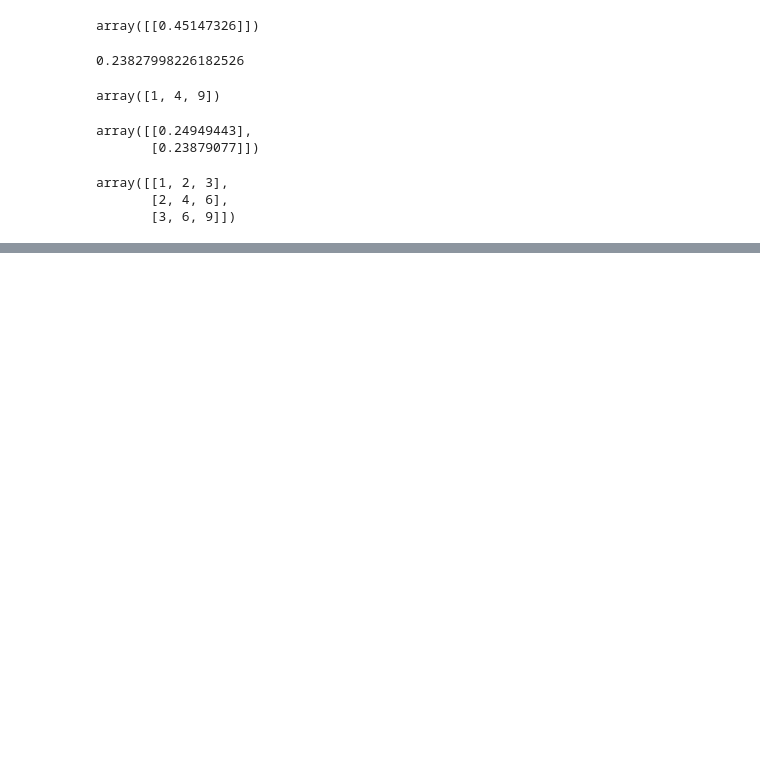
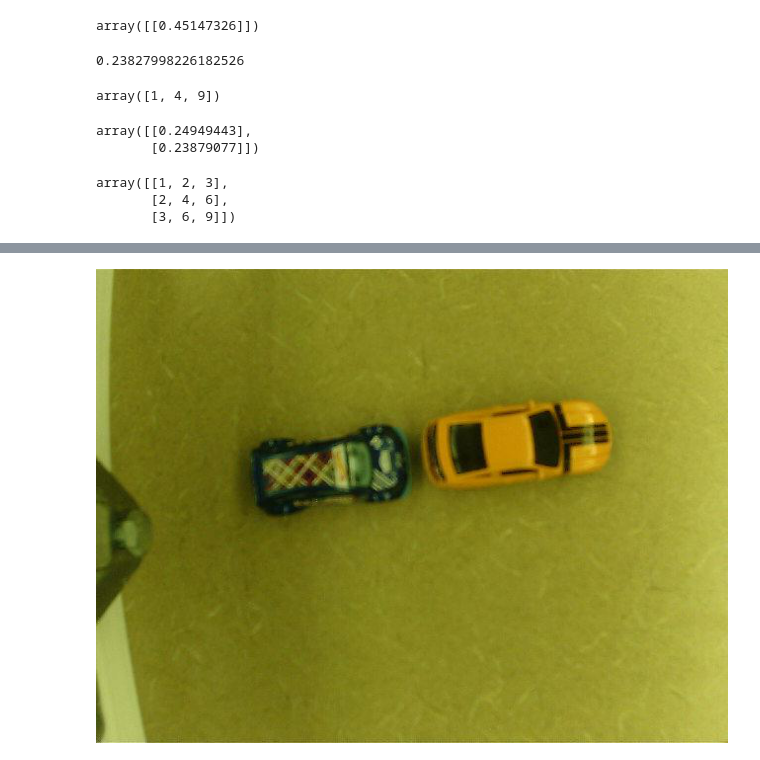
Before and after one commit to PittDreamTeam/neural_network, a Jupyter notebook: Untitled1.ipynb, the cells around one changed output, grey strips where cells are left out. Saved outputs shown, nothing was run; the diff lists cells and outputs as text; code cells hidden in the pictures; blank space fills up the shorter version.

```diff
--- a/Untitled1.ipynb
+++ b/Untitled1.ipynb
@@ -65,0 +96,2 @@ array([[1, 2, 3],
+# %%
+img = Image.open('data/image2.jpg')
@@ -65,0 +102,4 @@ array([[1, 2, 3],
+# %%
+img
+# %% [output]
+[figure, added]
```
Also changed, not shown: parts of 28 cells of this notebook, 1 other file.
